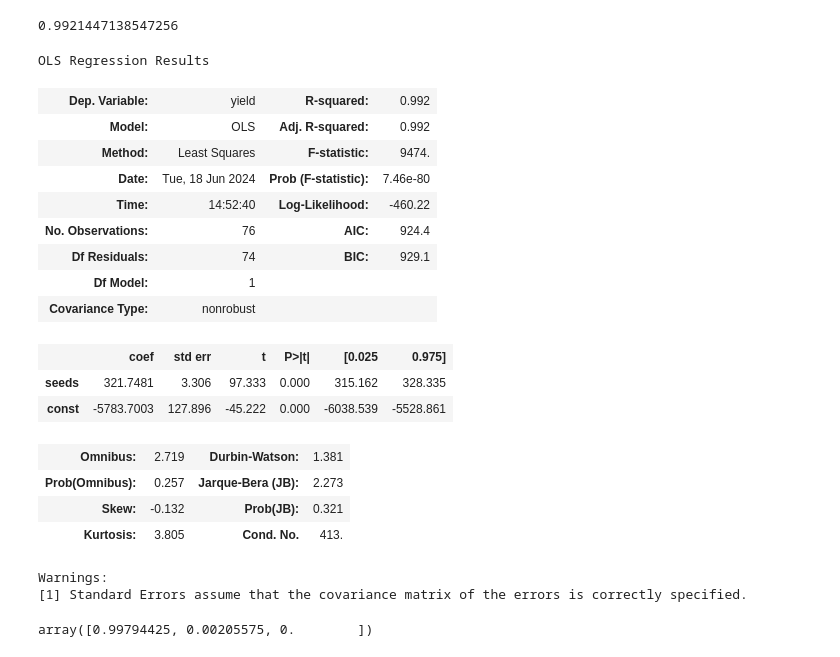
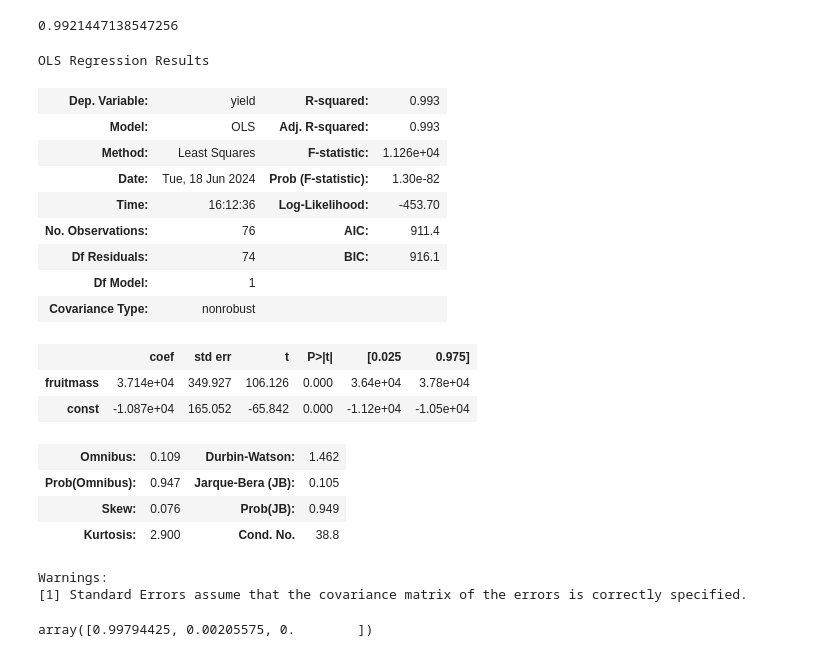
Before and after one commit to sunkusun9/DS_Lv3_elearning, a Jupyter notebook: 2-7. 회귀 분석.ipynb, the cells around one changed output. Drawn from its saved outputs; the diff is of its cells as text; code cells hidden in the pictures.

```diff
--- a/2-7. 회귀 분석.ipynb
+++ b/2-7. 회귀 분석.ipynb
@@ -974,26 +974,26 @@ lm3.rsquared_adj
 # %% [output]
 0.9921447138547256
 # %%
-lm3 = OLS(y, df_berry2[['seeds']].assign(const=1)).fit()
+lm3 = OLS(y, df_berry2[['fruitmass']].assign(const=1)).fit()
 lm3.summary()
 # %% [output]
 OLS Regression Results
-| Dep. Variable: | yield | R-squared: | 0.992 |
-| Model: | OLS | Adj. R-squared: | 0.992 |
-| Method: | Least Squares | F-statistic: | 9474. |
-| Date: | Tue, 18 Jun 2024 | Prob (F-statistic): | 7.46e-80 |
-| Time: | 14:52:40 | Log-Likelihood: | -460.22 |
-| No. Observations: | 76 | AIC: | 924.4 |
-| Df Residuals: | 74 | BIC: | 929.1 |
+| Dep. Variable: | yield | R-squared: | 0.993 |
+| Model: | OLS | Adj. R-squared: | 0.993 |
+| Method: | Least Squares | F-statistic: | 1.126e+04 |
+| Date: | Tue, 18 Jun 2024 | Prob (F-statistic): | 1.30e-82 |
+| Time: | 16:12:36 | Log-Likelihood: | -453.70 |
+| No. Observations: | 76 | AIC: | 911.4 |
+| Df Residuals: | 74 | BIC: | 916.1 |
 | Df Model: | 1 |  |  |
 | Covariance Type: | nonrobust |  |  |
 |  | coef | std err | t | P>|t| | [0.025 | 0.975] |
-| seeds | 321.7481 | 3.306 | 97.333 | 0.000 | 315.162 | 328.335 |
-| const | -5783.7003 | 127.896 | -45.222 | 0.000 | -6038.539 | -5528.861 |
+| fruitmass | 3.714e+04 | 349.927 | 106.126 | 0.000 | 3.64e+04 | 3.78e+04 |
+| const | -1.087e+04 | 165.052 | -65.842 | 0.000 | -1.12e+04 | -1.05e+04 |
-| Omnibus: | 2.719 | Durbin-Watson: | 1.381 |
-| Prob(Omnibus): | 0.257 | Jarque-Bera (JB): | 2.273 |
-| Skew: | -0.132 | Prob(JB): | 0.321 |
-| Kurtosis: | 3.805 | Cond. No. | 413. |
+| Omnibus: | 0.109 | Durbin-Watson: | 1.462 |
+| Prob(Omnibus): | 0.947 | Jarque-Bera (JB): | 0.105 |
+| Skew: | 0.076 | Prob(JB): | 0.949 |
+| Kurtosis: | 2.900 | Cond. No. | 38.8 |
 Warnings:
 [1] Standard Errors assume that the covariance matrix of the errors is correctly specified.
 # %%
```
Also changed, not shown: parts of 10 cells of this notebook.
